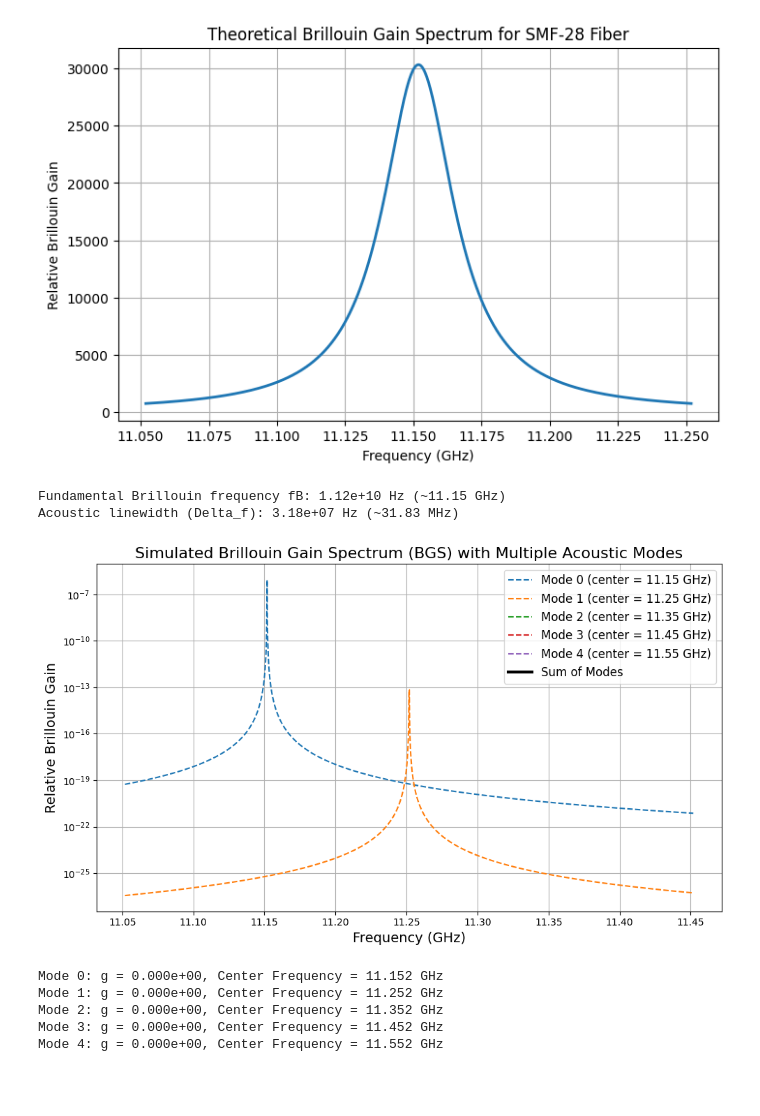
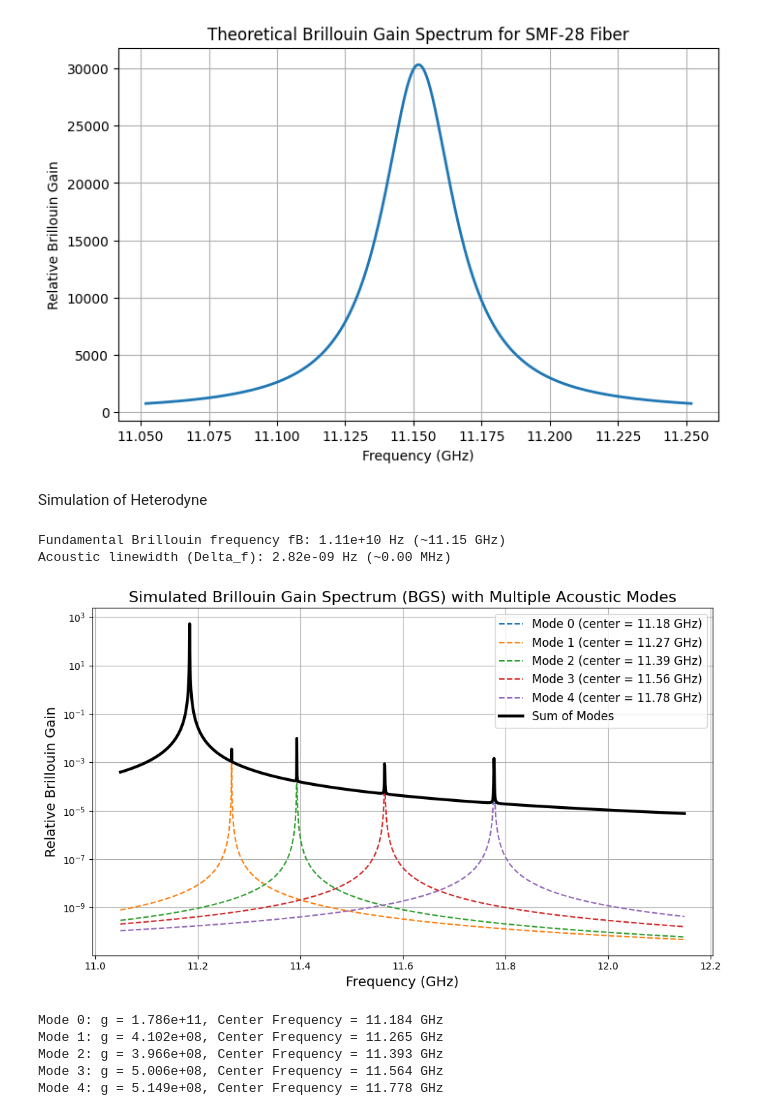
Before and after one commit to TheRealSuki/Brillouin-scattering-Project, a Jupyter notebook: Simulation/First day.ipynb, the cells around one changed output. Drawn from its saved outputs; the diff is of its cells as text; code cells hidden in the pictures; blank space fills up the shorter version.

```diff
--- a/Simulation/First day.ipynb
+++ b/Simulation/First day.ipynb
@@ -239,6 +239,8 @@ Calculated Brillouin frequency: 11151870967.741936 Hz (~ 11.151870967741935 GHz)
 Acoustic mode FWHM (Delta_f): 31830988.618379068 Hz (~ 31.830988618379067 MHz)
 Overlap integral (scattering coefficient factor g): 30330.426024686538
 [figure]
+# %% [markdown]
+Simulation of Heterodyne
 # %%
 import numpy as np
 import matplotlib.pyplot as plt
@@ -256,6 +258,8 @@ lambda_ = 1.55e-6  # Optical wavelength in meters (1.55 µm)
 n_core = 1.455     # Approximate core refractive index
 n_clad = 1.444     # Cladding refractive index
 w = 5e-6           # Mode-field radius in meters (approximation)
+GeO2_concentration = 4
+Fluorine_concentration = 1.5
 
 # Optical parameters
 c = 3e8   # Speed of light in m/s
@@ -265,7 +269,7 @@ omega0 = 2 * np.pi * c / lambda_  # Optical angular frequency (rad/s)
 # 2. Define Acoustic Parameters
 # =============================================================================
 # Longitudinal acoustic velocity (approximate value for silica)
-VL = 5940.0  # [m/s]
+VL = 5944*(1+10**(-3)*GeO2_concentration - 3.3*10**(-3)*Fluorine_concentration)  # [m/s]
 
 # Calculate the fundamental Brillouin frequency shift:
 # For the fundamental acoustic mode, fB is given by:
@@ -275,8 +279,8 @@ print("Fundamental Brillouin frequency fB: {:.2e} Hz (~{:.2f} GHz)"
       .format(fB, fB/1e9))
 
 # Acoustic lifetime (T2) sets the linewidth.
-# Here we choose T2 = 1e-8 s which gives a FWHM ~ 1/(π*T2).
-T2 = 1e-8  # [s]   (means a concentration of GeO2 in the fiber of ~ 10%)
+gamma = (10**(-6))/(2*np.pi * 17.5 + 0.71 * GeO2_concentration)
+T2 = 1/gamma  # [s]
 Delta_f = 1 / (np.pi * T2)  # FWHM of the Lorentzian [Hz]
 print("Acoustic linewidth (Delta_f): {:.2e} Hz (~{:.2f} MHz)"
       .format(Delta_f, Delta_f/1e6))
@@ -285,8 +289,8 @@ print("Acoustic linewidth (Delta_f): {:.2e} Hz (~{:.2f} MHz)"
 # 3. Define the Optical Mode and Prepare the Radial Grid
 # =============================================================================
 # Create a radial grid for integration (from r = 0 to a value beyond the core)
-r_max = 10e-6   # [m]
-Nr = 1000       # Number of radial points
+r_max = 8.2e-6   # [m]
+Nr = 5000       # Number of radial points
 r = np.linspace(0, r_max, Nr)
 
 # Define the optical LP01 mode (Gaussian approximation)
@@ -310,7 +314,7 @@ Lorentzian_list = []  # list to store each mode's Lorentzian spectral density
 # Define a frequency range for plotting the BGS.
 # Here, we choose a span wide enough to include the fundamental plus the additional modes.
 freq_min = fB - 100e6
-freq_max = fB + 300e6
+freq_max = fB + 1000e6
 Nfreq = 2000
 freq = np.linspace(freq_min, freq_max, Nfreq)
 
@@ -338,62 +342,69 @@ for m in range(n_modes):
     Yz_m = Yz_m / ac_norm
 
     # Propagation constant beta_i
-    beta_i = np.sqrt((freq / VL)**2 - (mu_m / a)**2)
-    beta_list.append(beta_i)
+    #f_m = fB + m * delta_center
+
+    f_m = (VL / (2 * np.pi)) * np.sqrt((4 * np.pi * n_core / lambda_)**2 + (mu_m / a)**2)  #ChatGPT gave that ??
+    beta_m = 2 * np.pi * f_m / VL
+
+    #beta_i = np.sqrt((freq / VL)**2 - (mu_m / a)**2)
+    beta_list.append(beta_m)
 
     # Compute the overlap (relative scattering coefficient) for this mode:
     # g_m ∝ ∫ |X|^2 * Yz_m * r dr (with circular symmetry multiplies 2π)
     integrand = X**2 * Yz_m * r
-    g_m = 2 * np.pi * simps(integrand, r)*beta_i
-    #g_values[m] = g_m
+    g_m = 2 * np.pi * simps(integrand, r)*beta_m
 
-    # Define the center frequency for this mode.
-    center_m = fB + m * delta_center
-    mode_centers[m] = center_m
+    g_values[m] = g_m
+
+    mode_centers[m] = f_m
 
     # Compute the Lorentzian spectral density for this mode
     # S_m(ν) = g_m / [ 1 + ((ν - center_m) / (Delta_f/2))² ]
-    S_m = (T2*(g_m**2)) / (((freq - center_m)**2 + (T2/ 2))**2)
+    #S_m = g_m * gamma / ( gamma**2 + (2*np.pi*(freq - f_m))**2 )
+
+    S_m = (gamma*(g_m**2)) / (((2*np.pi)**2)*((freq - f_m)**2 + (gamma/ 2*np.pi)**2))
+
     Lorentzian_list.append(S_m)
 
     # Sum up the contributions
     S_total += S_m
 
-S_total = S_total*T2
+
 
 # =============================================================================
 # 5. Plot the Individual Contributions and the Total BGS
 # =============================================================================
 plt.figure(figsize=(10, 6))
 
 # Plot each mode separately
 for m in range(n_modes):
     plt.plot(freq/1e9, Lorentzian_list[m],
              label=f"Mode {m} (center = {mode_centers[m]/1e9:.2f} GHz)", lw=1.5, linestyle='--')
 
 # Plot the summed spectrum
 plt.plot(freq/1e9, S_total, 'k-', linewidth=3, label="Sum of Modes")
 
 plt.xlabel("Frequency (GHz)", fontsize=14)
 plt.ylabel("Relative Brillouin Gain", fontsize=14)
 plt.title("Simulated Brillouin Gain Spectrum (BGS) with Multiple Acoustic Modes", fontsize=16)
 plt.yscale("log")  # Set Y-axis to log scale
 plt.legend(fontsize=12)
 plt.grid(True)
 plt.tight_layout()
 plt.show()
 
 # =============================================================================
 # 6. Print the Relative Overlap (Scattering Coefficient) for Each Mode
 # =============================================================================
 for m in range(n_modes):
     print(f"Mode {m}: g = {g_values[m]:.3e}, Center Frequency = {mode_centers[m]/1e9:.3f} GHz")
 # %% [output]
-Fundamental Brillouin frequency fB: 1.12e+10 Hz (~11.15 GHz)
-Acoustic linewidth (Delta_f): 3.18e+07 Hz (~31.83 MHz)
+Fundamental Brillouin frequency fB: 1.11e+10 Hz (~11.15 GHz)
+Acoustic linewidth (Delta_f): 2.82e-09 Hz (~0.00 MHz)
-[figure, old version]
+[figure, new version]
-Mode 0: g = 0.000e+00, Center Frequency = 11.152 GHz
-Mode 1: g = 0.000e+00, Center Frequency = 11.252 GHz
-Mode 2: g = 0.000e+00, Center Frequency = 11.352 GHz
-Mode 3: g = 0.000e+00, Center Frequency = 11.452 GHz
-Mode 4: g = 0.000e+00, Center Frequency = 11.552 GHz
+Mode 0: g = 1.786e+11, Center Frequency = 11.184 GHz
+Mode 1: g = 4.102e+08, Center Frequency = 11.265 GHz
+Mode 2: g = 3.966e+08, Center Frequency = 11.393 GHz
+Mode 3: g = 5.006e+08, Center Frequency = 11.564 GHz
+Mode 4: g = 5.149e+08, Center Frequency = 11.778 GHz
```
